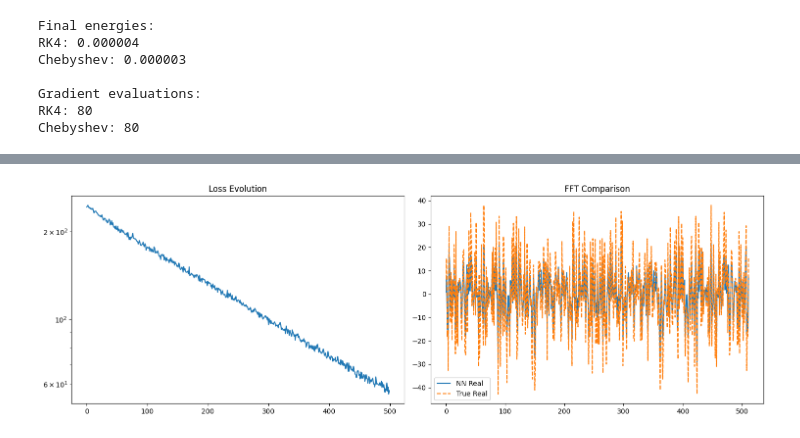
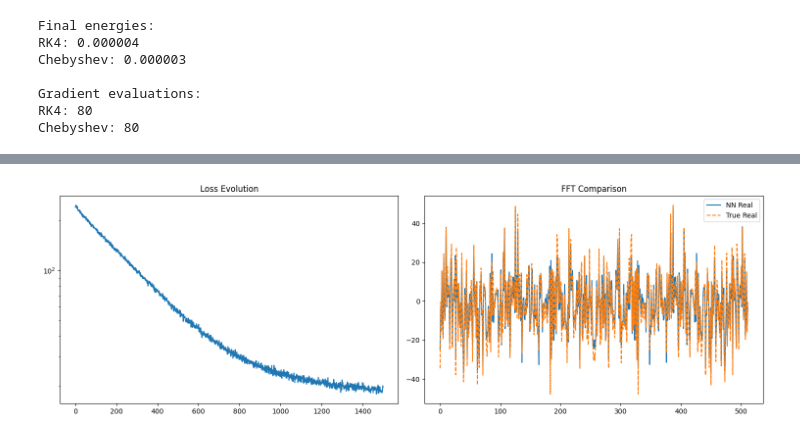
Before and after one commit to falseywinchnet/AI_STUFF, a Jupyter notebook: RCO.ipynb, the cells around one changed output, grey strips where cells are left out. Cells and saved outputs as stored; diff of their text form; code cells hidden in the pictures.

```diff
--- a/RCO.ipynb
+++ b/RCO.ipynb
@@ -744,7 +744,7 @@ class RCO:
 model = DFTNetwork()
 optimizer = RCO(model)
 
-n_epochs = 500
+n_epochs = 1500
 losses = []
 
 def generate_fft_data(batch_size=32):
@@ -798,4 +798,4 @@ Epoch 499, Loss: 56.821007
-[figure, old version]
+[figure, new version]
 # %%
 import torch
 import torch.nn as nn
```
Also changed, not shown: parts of 3 cells of this notebook.
